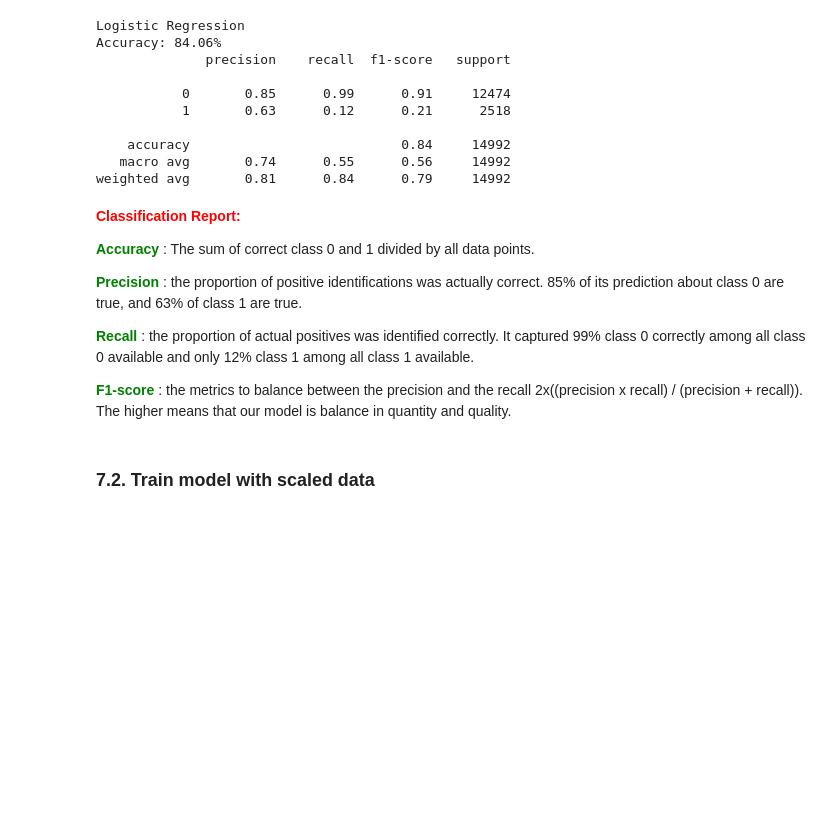
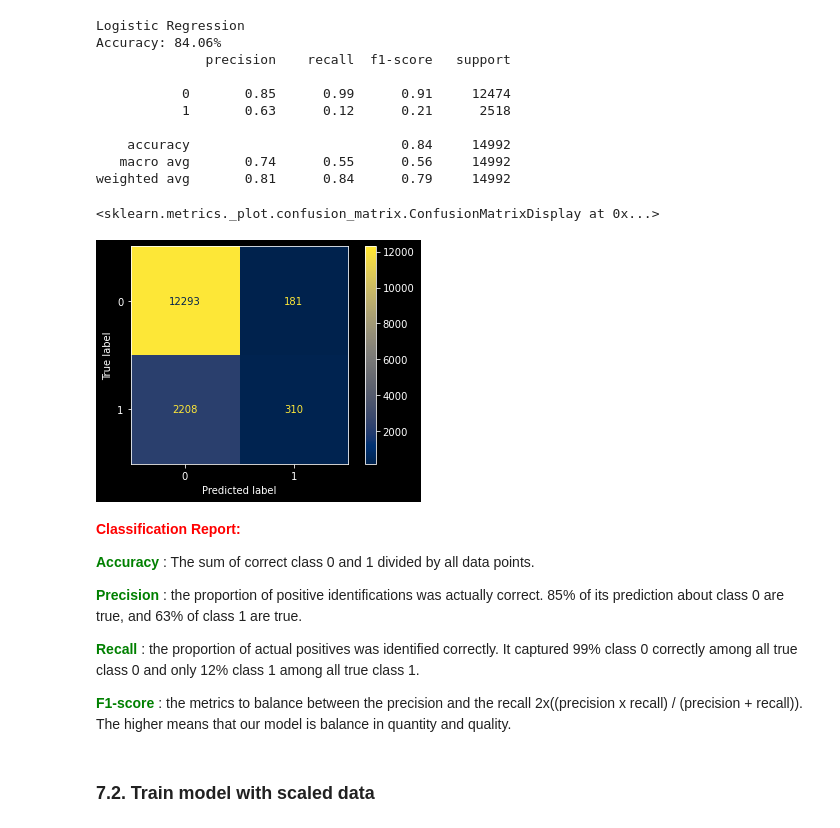
Before and after one commit to pcminh0505/ML, a Jupyter notebook: Asm/ASM1/RMIT_LoS.ipynb, the cells around one changed output. Saved outputs shown, nothing was run; the diff lists cells and outputs as text; code cells hidden in the pictures; blank space fills up the shorter version.

```diff
--- a/Asm/ASM1/RMIT_LoS.ipynb
+++ b/Asm/ASM1/RMIT_LoS.ipynb
@@ -182,7 +184,8 @@ Multi-racial               526   0.88%
 ### 3.2. Convert LoS to binary targets
 # %%
 # Class 0 is less than 3 days and 1 otherwise
-train_data['LengthOfStay'] = train_data['LengthOfStay'].apply(lambda x: 0 if int(x) <= 3 else 1)
+train_data['LengthOfStay'] = train_data['LengthOfStay'].apply(
+    lambda x: 0 if int(x) <= 3 else 1)
 train_data['LengthOfStay'].value_counts()
 # %% [output]
 0    49895
@@ -312,10 +315,11 @@ For the "LengthOfStay" in the last row, it seems like there are not so much feat
 # %%
 from sklearn.model_selection import train_test_split
 
-X_train, X_test, y_train, y_test = train_test_split(X_copy, y,
+X_train, X_test, y_train, y_test = train_test_split(X_copy,
+                                                    y,
                                                     test_size=0.25,
-                                                    random_state = 2,
-                                                    stratify = y)
+                                                    random_state=2,
+                                                    stratify=y)
 
 print(X_train.shape)
 print(X_test.shape)
@@ -429,6 +434,11 @@ Accuracy: 84.06%
     accuracy                           0.84     14992
    macro avg       0.74      0.55      0.56     14992
 weighted avg       0.81      0.84      0.79     14992
+# %%
+metrics.plot_confusion_matrix(log, X_test, y_test, cmap='cividis')
+# %% [output]
+<sklearn.metrics._plot.confusion_matrix.ConfusionMatrixDisplay at 0x...>
+[figure, added]
 # %% [markdown]
 <font color=red> **Classification Report:** </font>
 
@@ -436,7 +446,7 @@ weighted avg       0.81      0.84      0.79     14992
 
 <font color=green>**Precision** </font>: the proportion of positive identifications was actually correct. 85% of its prediction about class 0 are true, and 63% of class 1 are true.
 
-<font color=green>**Recall** </font>: the proportion of actual positives was identified correctly. It captured 99% class 0 correctly among all class 0 available and only 12% class 1 among all class 1 available.
+<font color=green>**Recall** </font>: the proportion of actual positives was identified correctly. It captured 99% class 0 correctly among all true class 0 and only 12% class 1 among all true class 1.
 
 <font color=green>**F1-score** </font>: the metrics to balance between the precision and the recall 2x((precision x recall) / (precision + recall)). The higher means that our model is balance in quantity and quality.
 # %% [markdown]
```
Also changed, not shown: parts of 30 cells of this notebook.
